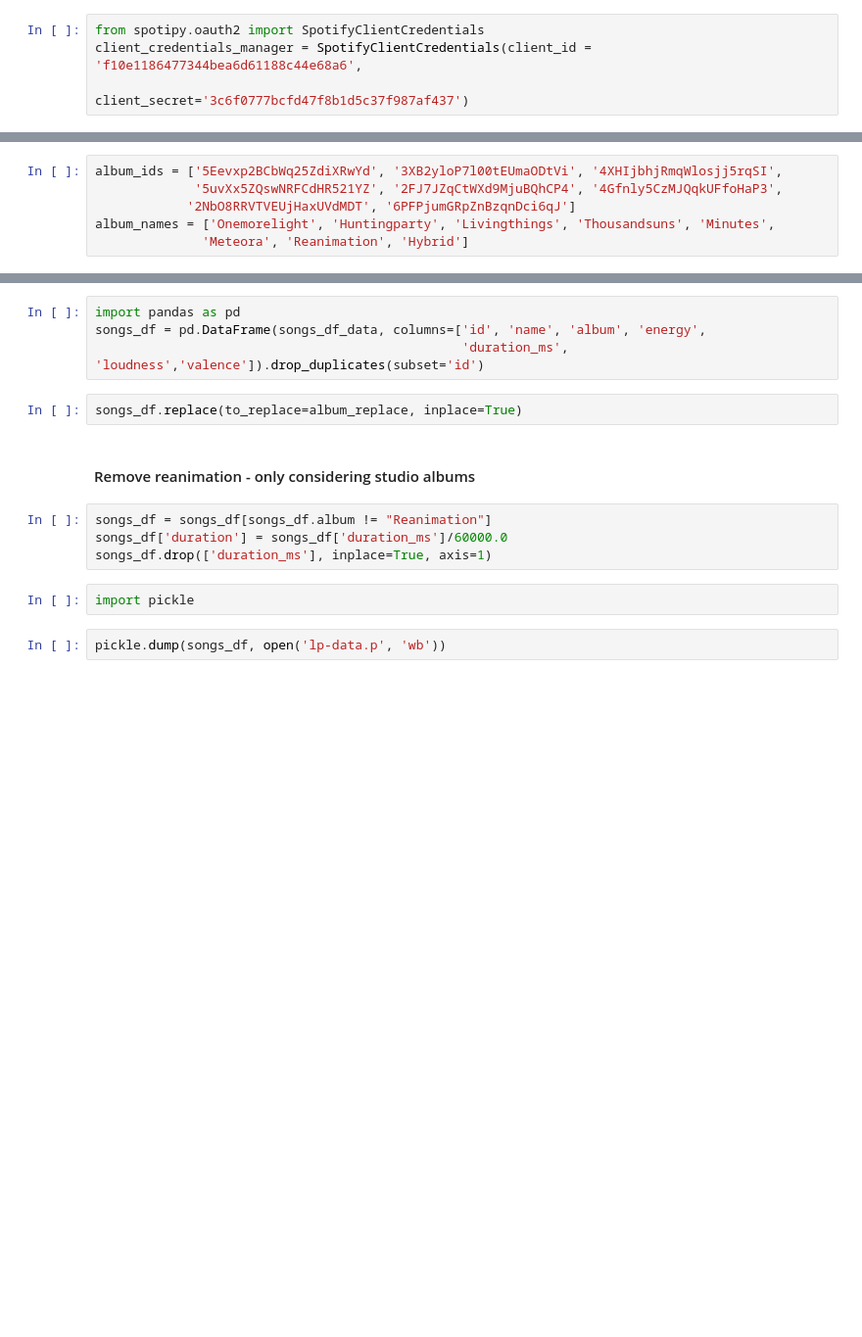
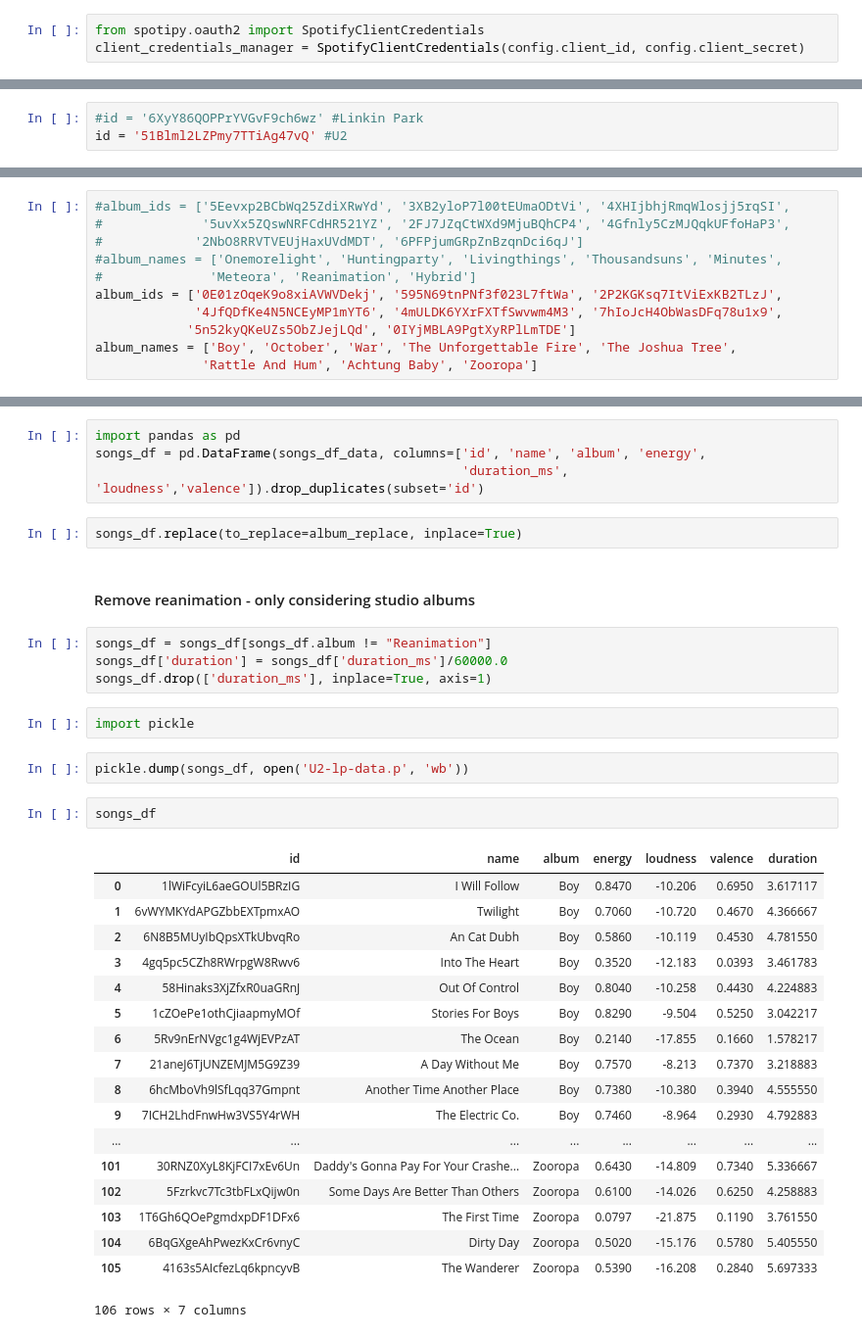
Before and after one commit to Abdul135/spotify-album-pandas-analysis, a Jupyter notebook: get-data.ipynb, the cells around one changed output, grey strips where cells are left out. Shown: that part at 98% size. Drawn from its saved outputs; the diff is of its cells as text; blank space fills up the shorter version.

Commit message:
Changes to support python3.5 Move credentials into seperate file Investigate artists other and Linkin Park

```diff
--- a/get-data.ipynb
+++ b/get-data.ipynb
@@ -5,7 +6,9 @@ import pandas as pd
 # %%
 from spotipy.oauth2 import SpotifyClientCredentials
-client_credentials_manager = SpotifyClientCredentials(client_id = 'f10e1186477344bea6d61188c44e68a6',
-                                                      client_secret='3c6f0777bcfd47f8b1d5c37f987af437')
+client_credentials_manager = SpotifyClientCredentials(config.client_id, config.client_secret)
 # %%
 spotify = spotipy.Spotify(client_credentials_manager=client_credentials_manager)
+# %%
+#id = '6XyY86QOPPrYVGvF9ch6wz' #Linkin Park
+id = '51Blml2LZPmy7TTiAg47vQ' #U2
 # %%
@@ -36,9 +58,14 @@ Hybrid Theory 2pKw6GERJVAD61449B1EEM 2000-10-24 album album
 # %%
-album_ids = ['5Eevxp2BCbWq25ZdiXRwYd', '3XB2yloP7l00tEUmaODtVi', '4XHIjbhjRmqWlosjj5rqSI',
-             '5uvXx5ZQswNRFCdHR521YZ', '2FJ7JZqCtWXd9MjuBQhCP4', '4Gfnly5CzMJQqkUFfoHaP3',
-            '2NbO8RRVTVEUjHaxUVdMDT', '6PFPjumGRpZnBzqnDci6qJ']
-album_names = ['Onemorelight', 'Huntingparty', 'Livingthings', 'Thousandsuns', 'Minutes',
-              'Meteora', 'Reanimation', 'Hybrid']
+#album_ids = ['5Eevxp2BCbWq25ZdiXRwYd', '3XB2yloP7l00tEUmaODtVi', '4XHIjbhjRmqWlosjj5rqSI',
+#             '5uvXx5ZQswNRFCdHR521YZ', '2FJ7JZqCtWXd9MjuBQhCP4', '4Gfnly5CzMJQqkUFfoHaP3',
+#            '2NbO8RRVTVEUjHaxUVdMDT', '6PFPjumGRpZnBzqnDci6qJ']
+#album_names = ['Onemorelight', 'Huntingparty', 'Livingthings', 'Thousandsuns', 'Minutes',
+#              'Meteora', 'Reanimation', 'Hybrid']
+album_ids = ['0E01zOqeK9o8xiAVWVDekj', '595N69tnPNf3f023L7ftWa', '2P2KGKsq7ItViExKB2TLzJ',
+             '4JfQDfKe4N5NCEyMP1mYT6', '4mULDK6YXrFXTfSwvwm4M3', '7hIoJcH4ObWasDFq78u1x9',
+            '5n52kyQKeUZs5ObZJejLQd', '0IYjMBLA9PgtXyRPlLmTDE']
+album_names = ['Boy', 'October', 'War', 'The Unforgettable Fire', 'The Joshua Tree',
+              'Rattle And Hum', 'Achtung Baby', 'Zooropa']
 # %%
 album_replace = {}
 for id,name in zip(album_ids, album_names):
@@ -100,4 +127,25 @@ songs_df.drop(['duration_ms'], inplace=True, axis=1)
 # %%
 import pickle
 # %%
-pickle.dump(songs_df, open('lp-data.p', 'wb'))
+pickle.dump(songs_df, open('U2-lp-data.p', 'wb'))
+# %%
+songs_df
+# %% [output]
+|  | id | name | album | energy | loudness | valence | duration |
+| 0 | 1lWiFcyiL6aeGOUl5BRzIG | I Will Follow | Boy | 0.8470 | -10.206 | 0.6950 | 3.617117 |
+| 1 | 6vWYMKYdAPGZbbEXTpmxAO | Twilight | Boy | 0.7060 | -10.720 | 0.4670 | 4.366667 |
+| 2 | 6N8B5MUyIbQpsXTkUbvqRo | An Cat Dubh | Boy | 0.5860 | -10.119 | 0.4530 | 4.781550 |
+| 3 | 4gq5pc5CZh8RWrpgW8Rwv6 | Into The Heart | Boy | 0.3520 | -12.183 | 0.0393 | 3.461783 |
+| 4 | 58Hinaks3XjZfxR0uaGRnJ | Out Of Control | Boy | 0.8040 | -10.258 | 0.4430 | 4.224883 |
+| 5 | 1cZOePe1othCjiaapmyMOf | Stories For Boys | Boy | 0.8290 | -9.504 | 0.5250 | 3.042217 |
+| 6 | 5Rv9nErNVgc1g4WjEVPzAT | The Ocean | Boy | 0.2140 | -17.855 | 0.1660 | 1.578217 |
+| 7 | 21aneJ6TjUNZEMJM5G9Z39 | A Day Without Me | Boy | 0.7570 | -8.213 | 0.7370 | 3.218883 |
+| 8 | 6hcMboVh9lSfLqq37Gmpnt | Another Time Another Place | Boy | 0.7380 | -10.380 | 0.3940 | 4.555550 |
+| 9 | 7ICH2LhdFnwHw3VS5Y4rWH | The Electric Co. | Boy | 0.7460 | -8.964 | 0.2930 | 4.792883 |
+| ... | ... | ... | ... | ... | ... | ... | ... |
+| 101 | 30RNZ0XyL8KjFCI7xEv6Un | Daddy's Gonna Pay For Your Crashe... | Zooropa | 0.6430 | -14.809 | 0.7340 | 5.336667 |
+| 102 | 5Fzrkvc7Tc3tbFLxQijw0n | Some Days Are Better Than Others | Zooropa | 0.6100 | -14.026 | 0.6250 | 4.258883 |
+| 103 | 1T6Gh6QOePgmdxpDF1DFx6 | The First Time | Zooropa | 0.0797 | -21.875 | 0.1190 | 3.761550 |
+| 104 | 6BqGXgeAhPwezKxCr6vnyC | Dirty Day | Zooropa | 0.5020 | -15.176 | 0.5780 | 5.405550 |
+| 105 | 4163s5AIcfezLq6kpncyvB | The Wanderer | Zooropa | 0.5390 | -16.208 | 0.2840 | 5.697333 |
+106 rows × 7 columns
```
Also changed, not shown: parts of 6 cells of this notebook, 1 other file.
